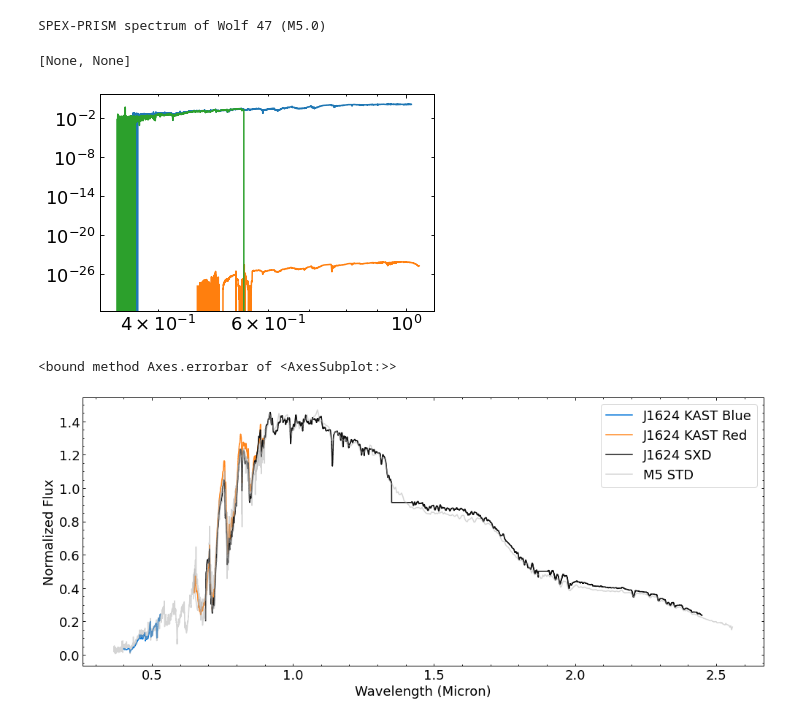
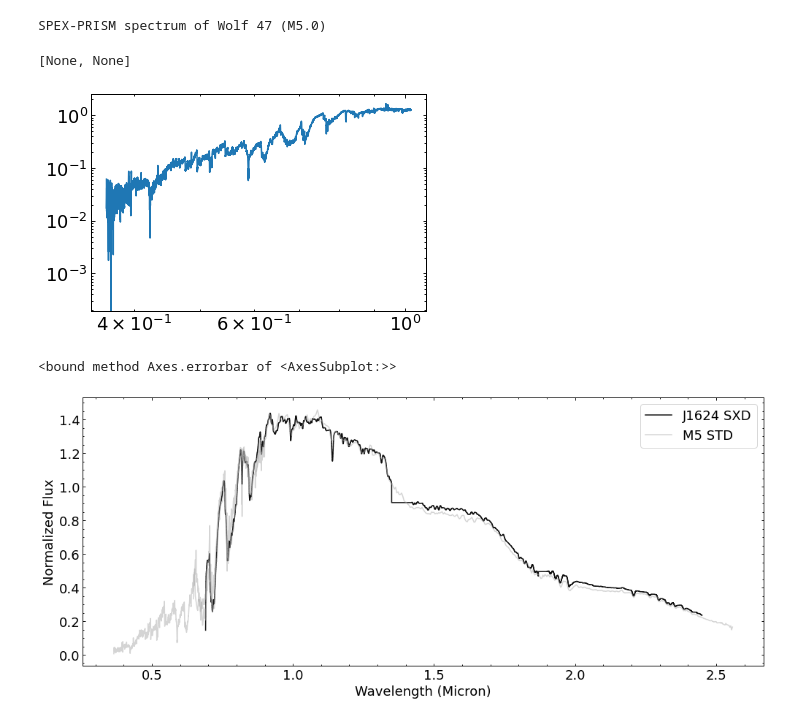
Before and after one commit to caganze/J1624, a Jupyter notebook: notebooks/NIRES Analysis.ipynb, the cells around one changed output. Saved outputs shown, nothing was run; the diff lists cells and outputs as text; code cells hidden in the pictures.

```diff
--- a/notebooks/NIRES Analysis.ipynb
+++ b/notebooks/NIRES Analysis.ipynb
@@ -254,10 +265,10 @@ m5_std_spex.scale(scl6)
 # %%
 fig, ax=plt.subplots()
 ax.plot(m5_spec.wave, m5_spec.flux )
-ax.plot(spal_red.wave, spal_red.flux )
-ax.plot(sb.wave, sb.flux )
+#ax.plot(spal_red.wave, spal_red.flux )
+#ax.plot(sb.wave, sb.flux )
 ax.set(yscale='log', xscale='log')
 # %% [output]
 [None, None]
-[figure, old version]
+[figure, new version]
 # %%
@@ -279,8 +296,8 @@ ax.errorbar
 <bound method Axes.errorbar of <AxesSubplot:>>
 # %%
 fig, ax=plt.subplots(figsize=(14, 6))
-ax.step(sb.wave[mask0], sb.flux[mask0], label='J1624 KAST Blue',  c='#0074D9')
-ax.step(sr.wave[mask1], sr.flux[mask1], label='J1624 KAST Red', c='#FF851B')
+#ax.step(sb.wave[mask0], sb.flux[mask0], label='J1624 KAST Blue',  c='#0074D9')
+#ax.step(sr.wave[mask1], sr.flux[mask1], label='J1624 KAST Red', c='#FF851B')
 ax.step(sxd.wave[mask2], sxd.flux[mask2], label='J1624 SXD', c='#111111')
 
 plt.plot(m5_spec.wave[~m5_std_mask], m5_spec.flux[~m5_std_mask], label='M5 STD', \
@@ -296,5 +313,5 @@ plt.tight_layout()
 plt.legend()
 plt.savefig('/users/caganze/research/J1624/figures/stiched_spectra.pdf', bbox_inches='tight')
 # %% [output]
-[figure, old version]
+[figure, new version]
 # %%
```
Also changed, not shown: parts of 16 cells of this notebook, 19 other files.
